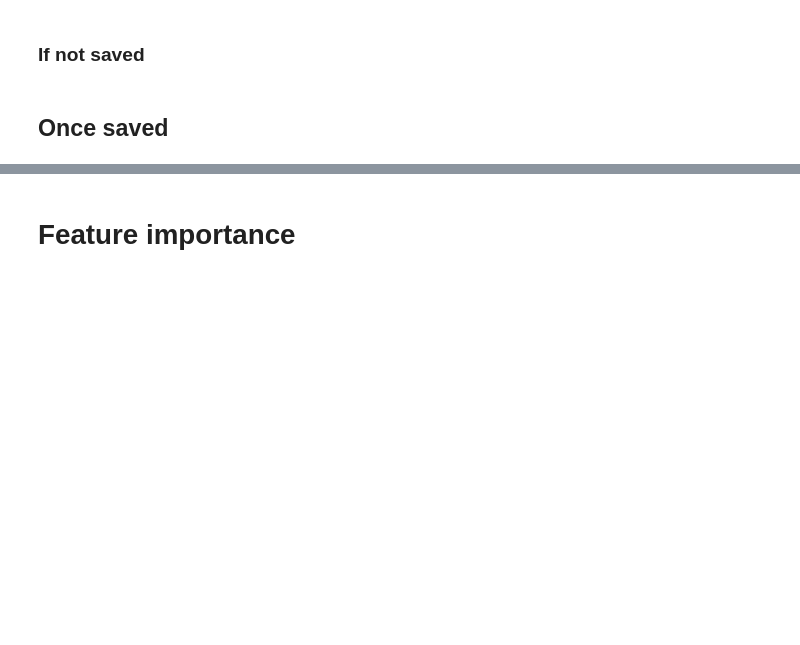
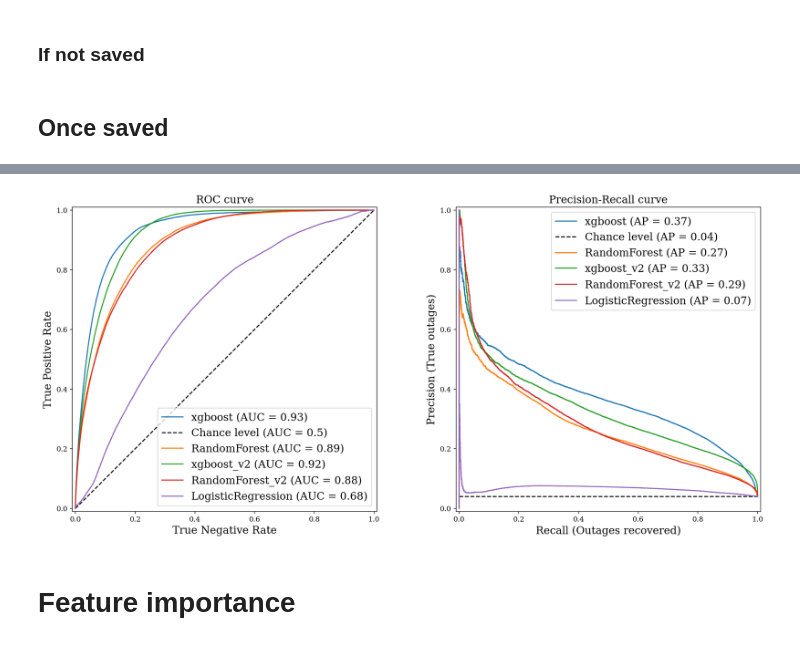
Before and after one commit to amourayuba/Power-Outage-Prediction, a Jupyter notebook: codes/results/meso_results.ipynb, the cells around one changed output, grey strips where cells are left out. Cells and saved outputs as stored; diff of their text form; code cells hidden in the pictures; blank space fills up the shorter version.

```diff
--- a/codes/results/meso_results.ipynb
+++ b/codes/results/meso_results.ipynb
@@ -155,3 +153,36 @@ plt.savefig("meso_results.png", dpi=500, bbox_inches='tight',
+# %%
+from sklearn.metrics import PrecisionRecallDisplay, RocCurveDisplay
+fig, axs = plt.subplots(1, 2, figsize=(18, 8))
+for name, model in models.items():
+    if name == 'xgboost_v2' or name == 'RandomForest_v2' or name == 'LogisticRegression':
+        display = PrecisionRecallDisplay.from_estimator(
+        model, meso_val[features], meso_val['POWER_OUTAGE'],
+            plot_chance_level=name=='xgboost', ax=axs[1], name=name)
+        display2 = RocCurveDisplay.from_estimator(
+        model, meso_val[features], meso_val['POWER_OUTAGE'],
+            plot_chance_level=name=='xgboost', ax=axs[0], name=name)
+    else:
+        display = PrecisionRecallDisplay.from_estimator(
+        model, meso_val[features_n], meso_val['POWER_OUTAGE'],
+            plot_chance_level=name=='xgboost', ax=axs[1], name=name)
+        display2 = RocCurveDisplay.from_estimator(
+        model, meso_val[features_n], meso_val['POWER_OUTAGE'],
+            plot_chance_level=name=='xgboost', ax=axs[0], name=name)
+_ = display.ax_.set_title("Precision-Recall curve", size=15)
+_ = display.ax_.legend(loc='upper right', fontsize=15)
+_ = display.ax_.set_xlabel('Recall (Outages recovered)', size=15)
+_ = display.ax_.set_ylabel('Precision (True outages)', size=15)
+
+
+_ = display2.ax_.set_title("ROC curve", size=15)
+_ = display2.ax_.legend(loc='lower right', fontsize=15)
+_ = display2.ax_.set_xlabel('True Negative Rate', size=15)
+_ = display2.ax_.set_ylabel('True Positive Rate', size=15)
+
+plt.savefig("../../figures/meso_roc_pr_model_comparison.png", dpi=500, bbox_inches='tight',
+            facecolor='white', transparent=False)
+# %% [output]
+[figure, added]
 # %% [markdown]
 # Feature importance
 # %%
```
Also changed, not shown: parts of 10 cells of this notebook, 9 other files.
